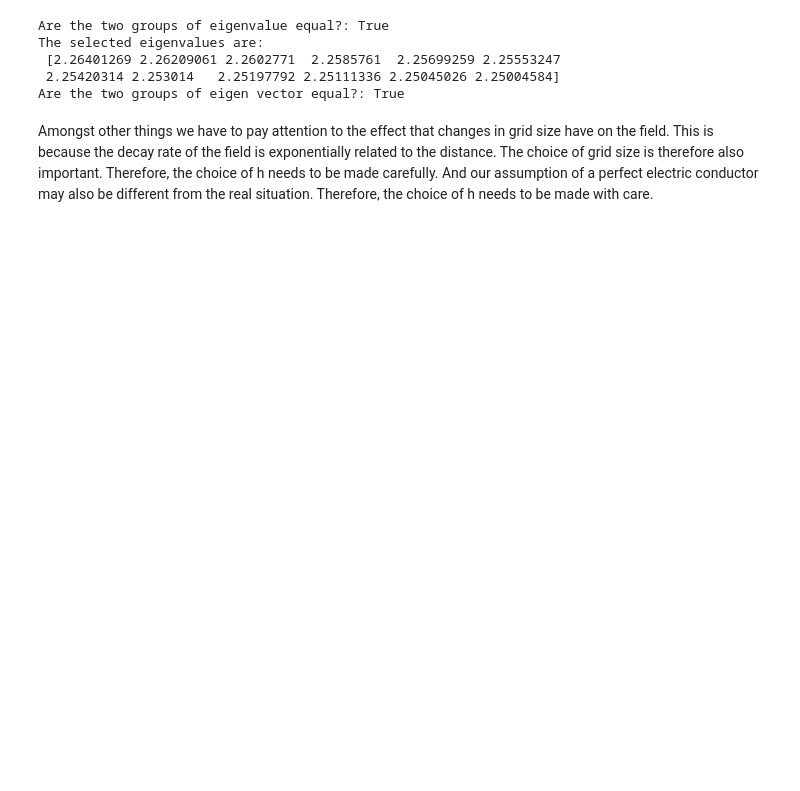
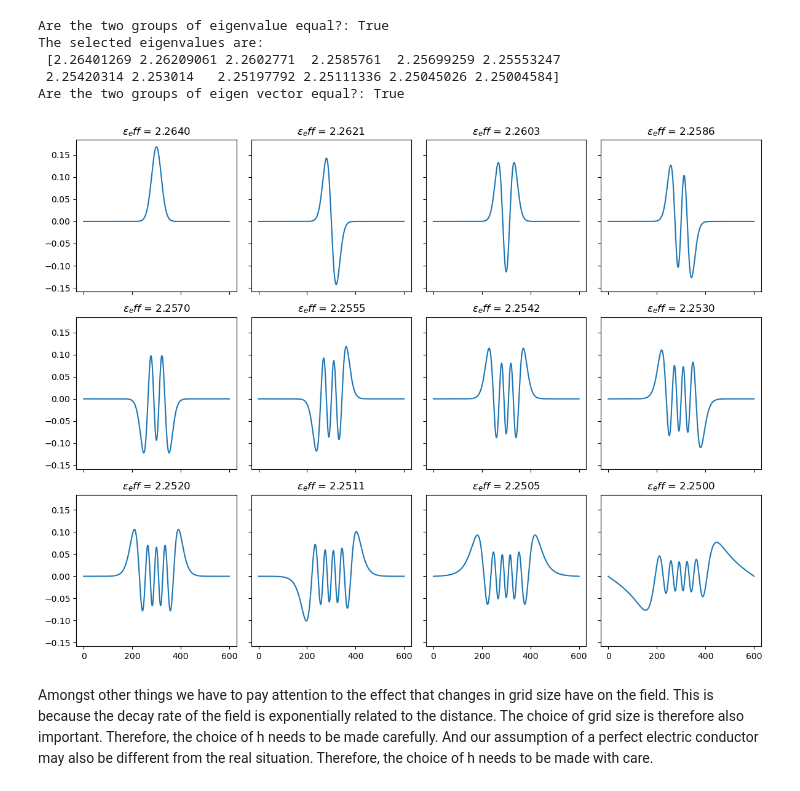
Before and after one commit to jianyangwu1996/CPho, a Jupyter notebook: homework1/Homework_1_report_group4.ipynb, the cells around one changed output. Drawn from its saved outputs; the diff is of its cells as text; code cells hidden in the pictures; blank space fills up the shorter version.

Commit message:
plot 1d eigen modes

```diff
--- a/homework1/Homework_1_report_group4.ipynb
+++ b/homework1/Homework_1_report_group4.ipynb
@@ -71,6 +71,17 @@ The selected eigenvalues are:
  [2.26401269 2.26209061 2.2602771  2.2585761  2.25699259 2.25553247
  2.25420314 2.253014   2.25197792 2.25111336 2.25045026 2.25004584]
 Are the two groups of eigen vector equal?: True
+# %%
+#| layout-ncol: 1
+#| fig-cap:
+#|   - "Guided modes by wu's implementation"
+fig, axes = plt.subplots(3, 4, figsize=(12, 9), sharex='all', sharey='all')
+for i, ax in enumerate(axes.flatten()):
+      ax.plot(guided_gao[:,idx_gao][:,i])
+      ax.set_title(r'$\varepsilon_eff$ = %.4f'%eff_eps_gao_selected[i])
+plt.tight_layout()
+# %% [output]
+[figure, added]
 # %% [markdown]
 Amongst other things we have to pay attention to the effect that changes in grid size have on the field. This is because the decay rate of the field is exponentially related to the distance. The choice of grid size is therefore also important. Therefore, the choice of h needs to be made carefully. And our assumption of a perfect electric conductor may also be different from the real situation. Therefore, the choice of h needs to be made with care.
 # %% [markdown]
```
Also changed, not shown: parts of 4 cells of this notebook, 1 other file.
